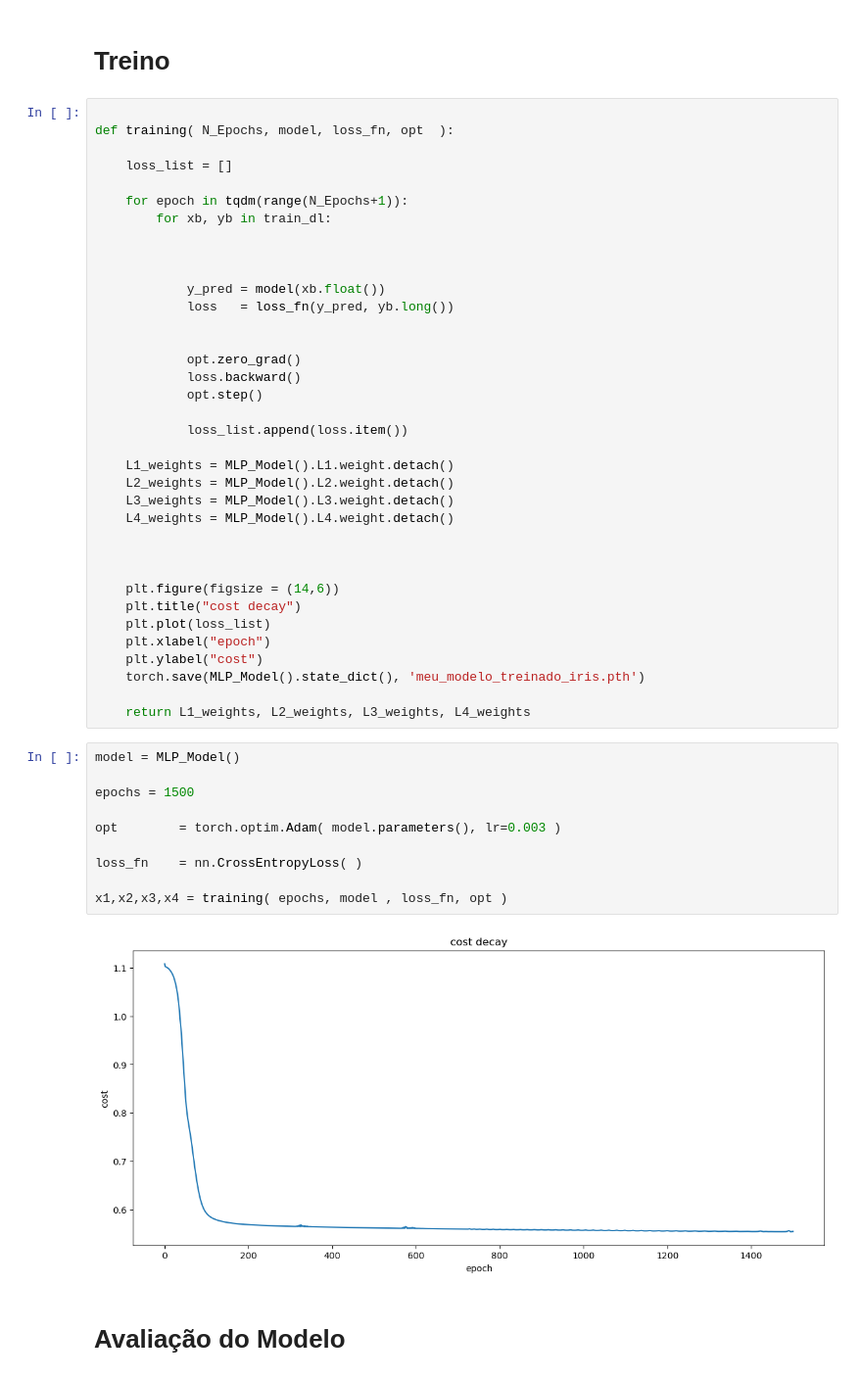
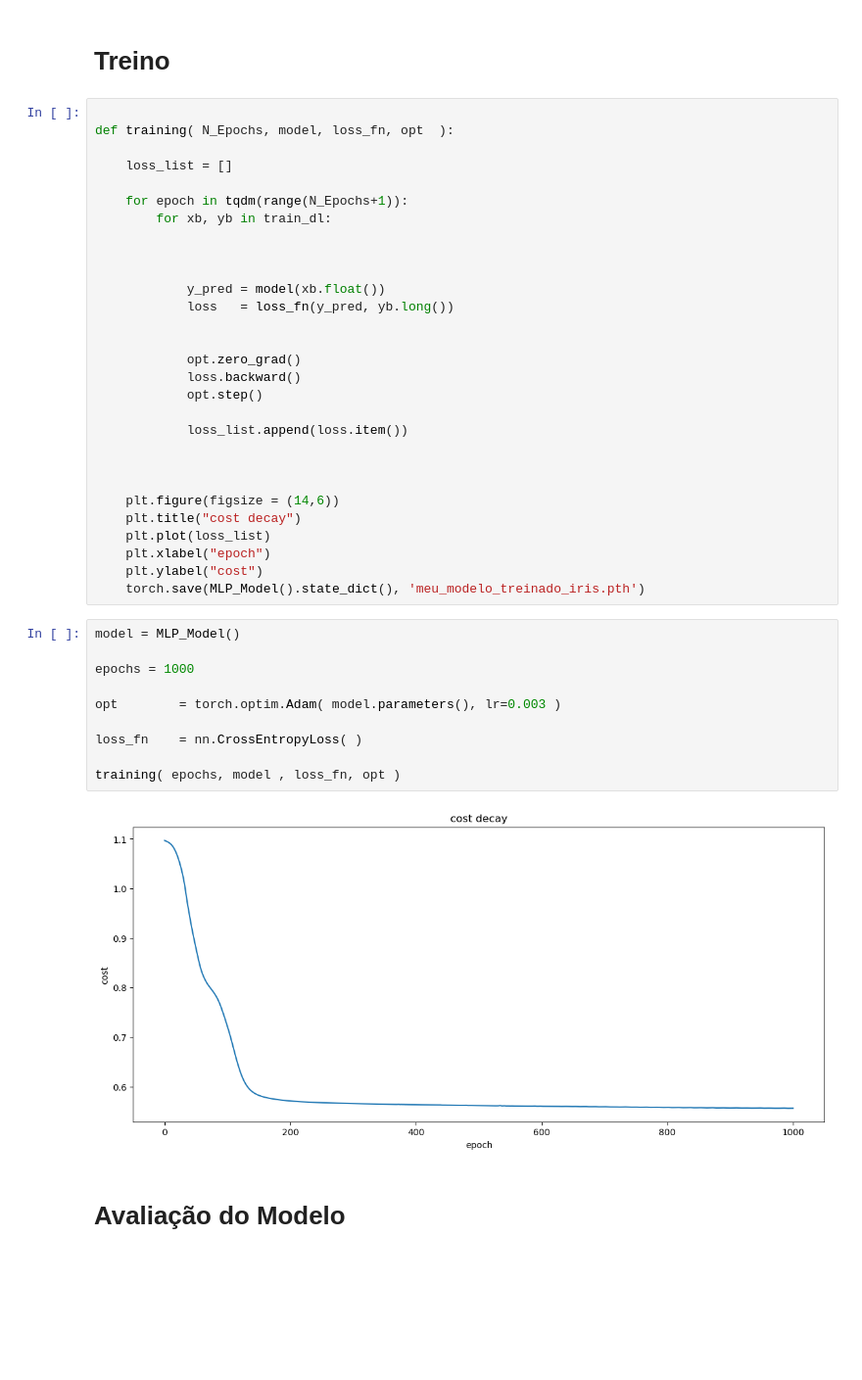
Before and after one commit to Erickllino/Neural_Network, a Jupyter notebook: IRIS.ipynb, the cells around one changed output. Shown: that part at 98% size. Saved outputs shown, nothing was run; the diff lists cells and outputs as text; blank space fills up the shorter version.

```diff
--- a/IRIS.ipynb
+++ b/IRIS.ipynb
@@ -360,11 +315,6 @@ def training( N_Epochs, model, loss_fn, opt  ):
 
             loss_list.append(loss.item())
 
-    L1_weights = MLP_Model().L1.weight.detach()
-    L2_weights = MLP_Model().L2.weight.detach()
-    L3_weights = MLP_Model().L3.weight.detach()
-    L4_weights = MLP_Model().L4.weight.detach()
-
 
 
     plt.figure(figsize = (14,6))
@@ -373,20 +323,18 @@ def training( N_Epochs, model, loss_fn, opt  ):
     plt.xlabel("epoch")
     plt.ylabel("cost")
     torch.save(MLP_Model().state_dict(), 'meu_modelo_treinado_iris.pth')
-
-    return L1_weights, L2_weights, L3_weights, L4_weights
 # %%
 model = MLP_Model()
 
-epochs = 1500
+epochs = 1000
 
 opt        = torch.optim.Adam( model.parameters(), lr=0.003 )
 
 loss_fn    = nn.CrossEntropyLoss( )
 
-x1,x2,x3,x4 = training( epochs, model , loss_fn, opt )
+training( epochs, model , loss_fn, opt )
 # %% [output]
-[figure, old version]
+[figure, new version]
 # %% [markdown]
 # Avaliação do Modelo
 # %%
```
Also changed, not shown: parts of 60 cells of this notebook, 3 other files.
